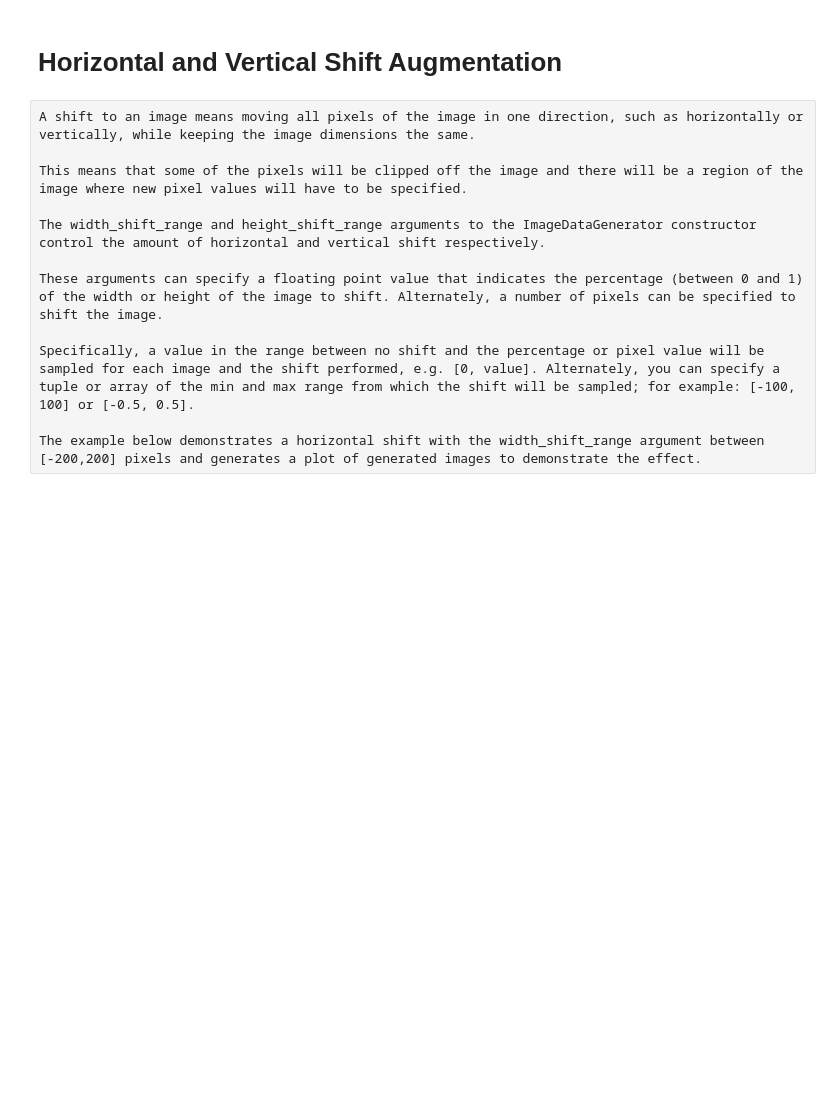
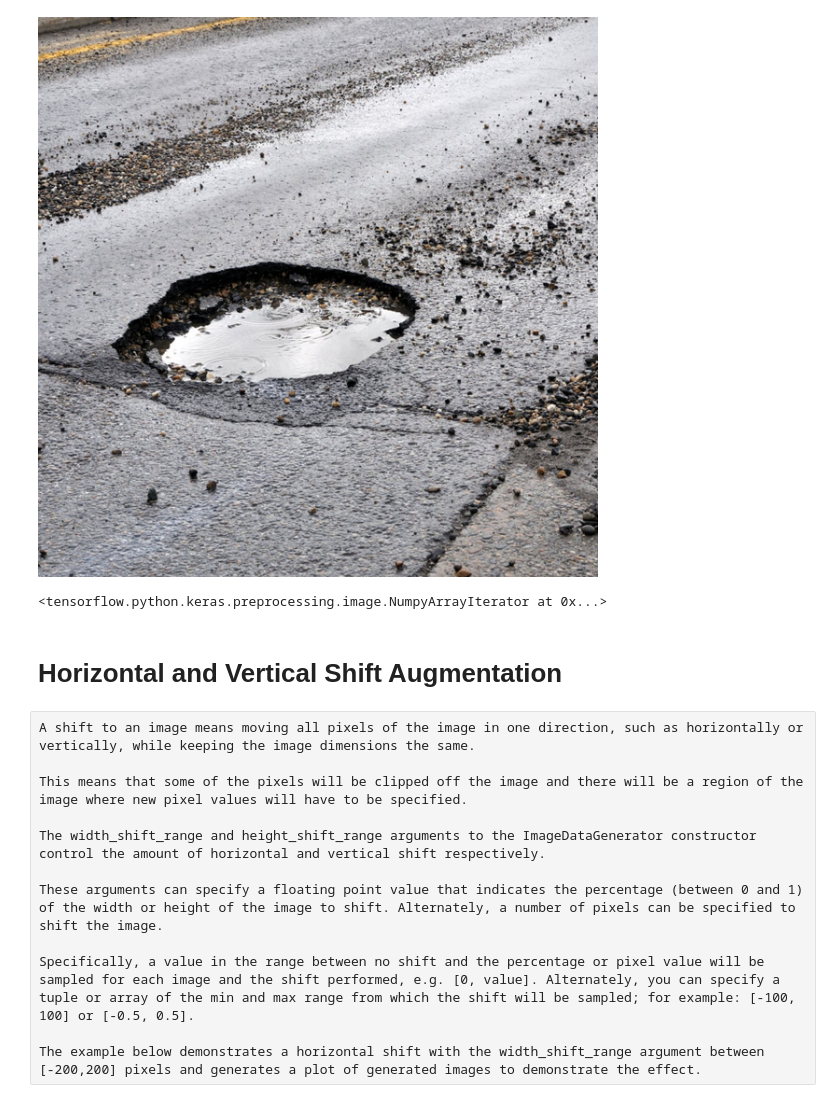
Before and after one commit to albertchristian92/image-data-augmentation, a Jupyter notebook: Data Augmentation.ipynb, the cells around one changed output. Cells and saved outputs as stored; diff of their text form; code cells hidden in the pictures; blank space fills up the shorter version.

```diff
--- a/Data Augmentation.ipynb
+++ b/Data Augmentation.ipynb
@@ -13,6 +13,10 @@ img = load_img('pothole.jpg')
 data = img_to_array(img)
 # expand dimension to one sample
 samples = expand_dims(data, 0)
+# %%
+img
+# %% [output]
+[figure, added]
 # %%
 # create image data augmentation generator
 datagen = ImageDataGenerator(width_shift_range=[-1000,1000])
@@ -21,3 +25,7 @@ it = datagen.flow(samples, batch_size=1)
+# %%
+it
+# %% [output]
+<tensorflow.python.keras.preprocessing.image.NumpyArrayIterator at 0x...>
 # %% [markdown]
 # Horizontal and Vertical Shift Augmentation
 # %% [raw]
```
Also changed, not shown: parts of 1 cell of this notebook.
